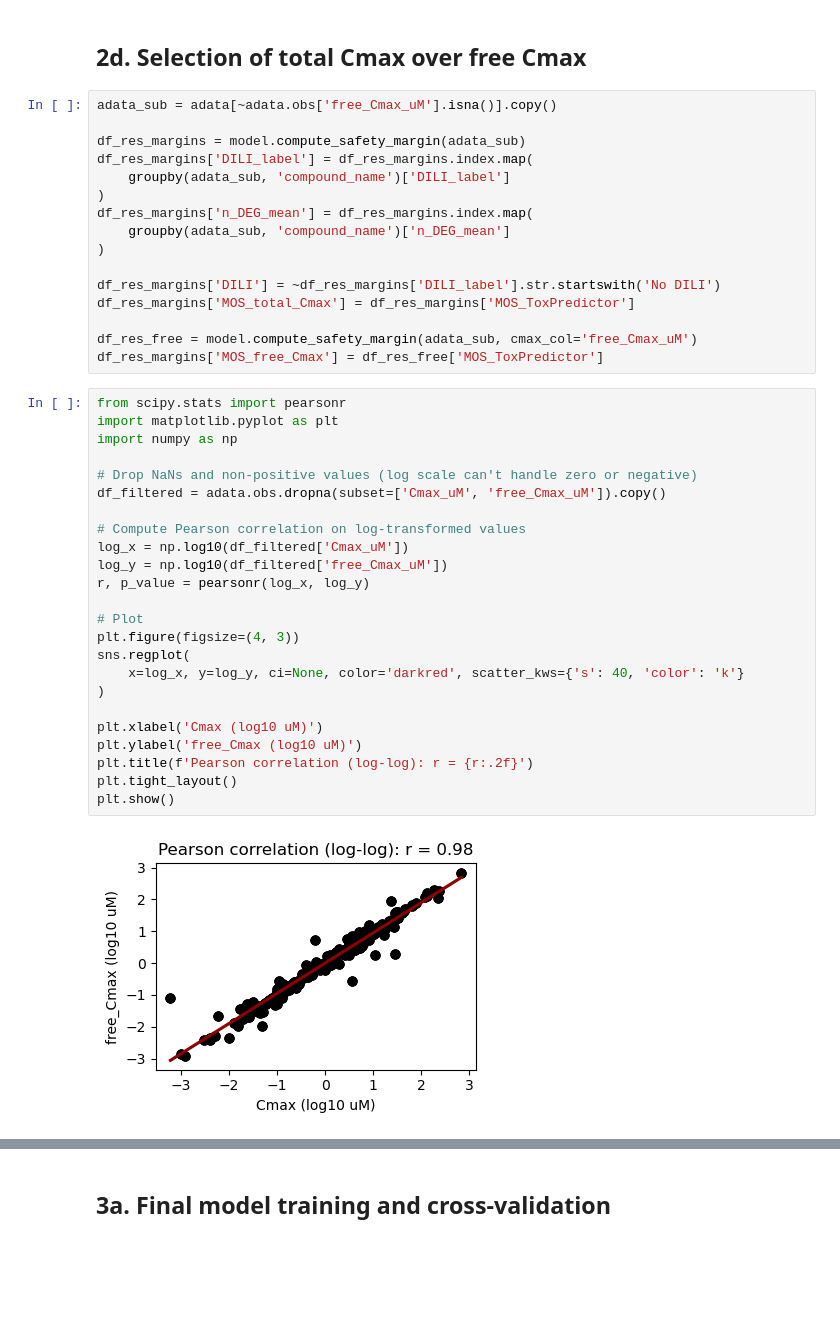
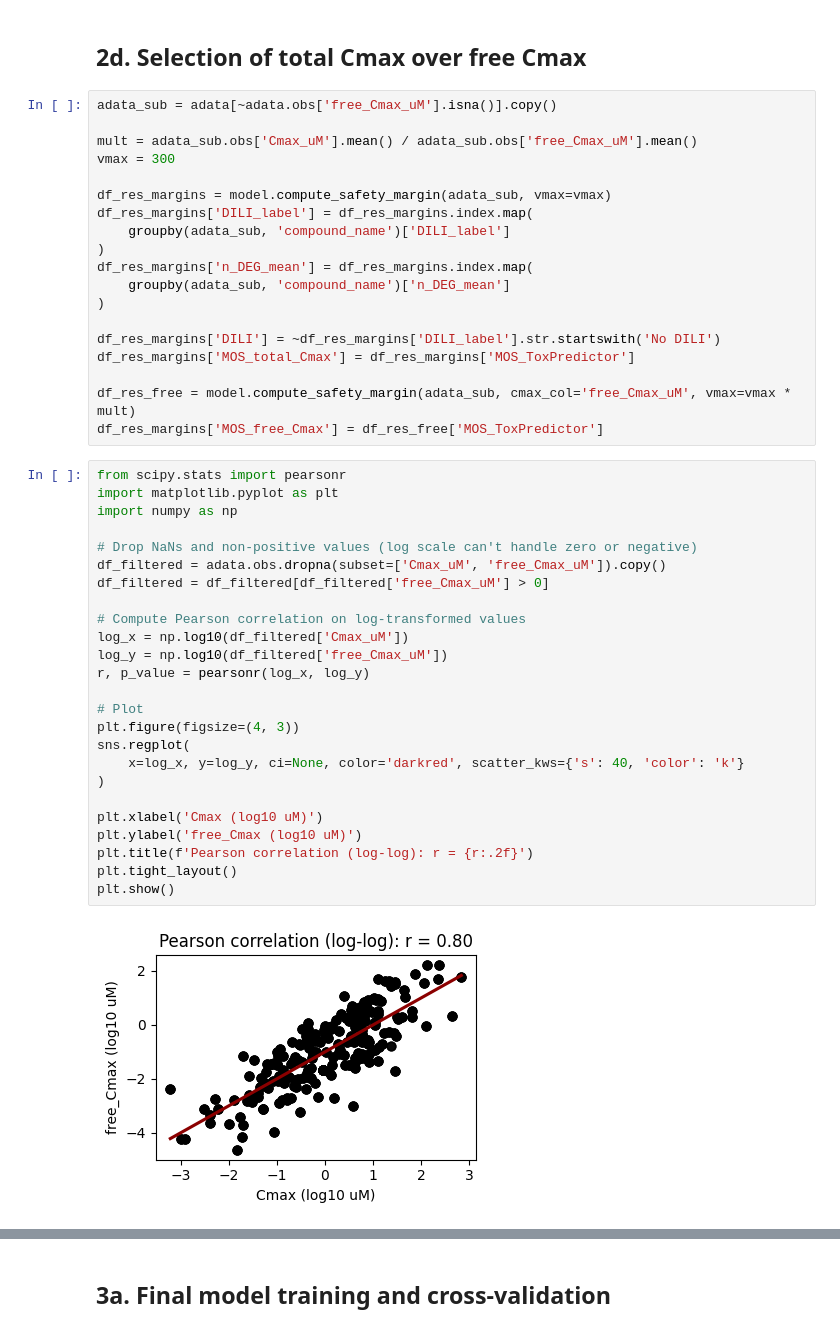
Before and after one commit to DianaLeoTang/DILImap_reproducibility, a Jupyter notebook: reproducibility/2.3_Training_ToxPredictor_Model.ipynb, the cells around one changed output, grey strips where cells are left out. Cells and saved outputs as stored; diff of their text form; blank space fills up the shorter version.

```diff
--- a/reproducibility/2.3_Training_ToxPredictor_Model.ipynb
+++ b/reproducibility/2.3_Training_ToxPredictor_Model.ipynb
@@ -793,7 +795,10 @@ plt.show()
 # %%
 adata_sub = adata[~adata.obs['free_Cmax_uM'].isna()].copy()
 
-df_res_margins = model.compute_safety_margin(adata_sub)
+mult = adata_sub.obs['Cmax_uM'].mean() / adata_sub.obs['free_Cmax_uM'].mean()
+vmax = 300
+
+df_res_margins = model.compute_safety_margin(adata_sub, vmax=vmax)
 df_res_margins['DILI_label'] = df_res_margins.index.map(
     groupby(adata_sub, 'compound_name')['DILI_label']
 )
@@ -804,34 +809,35 @@ df_res_margins['n_DEG_mean'] = df_res_margins.index.map(
 df_res_margins['DILI'] = ~df_res_margins['DILI_label'].str.startswith('No DILI')
 df_res_margins['MOS_total_Cmax'] = df_res_margins['MOS_ToxPredictor']
 
-df_res_free = model.compute_safety_margin(adata_sub, cmax_col='free_Cmax_uM')
+df_res_free = model.compute_safety_margin(adata_sub, cmax_col='free_Cmax_uM', vmax=vmax * mult)
 df_res_margins['MOS_free_Cmax'] = df_res_free['MOS_ToxPredictor']
 # %%
 from scipy.stats import pearsonr
 import matplotlib.pyplot as plt
 import numpy as np
 
 # Drop NaNs and non-positive values (log scale can't handle zero or negative)
 df_filtered = adata.obs.dropna(subset=['Cmax_uM', 'free_Cmax_uM']).copy()
+df_filtered = df_filtered[df_filtered['free_Cmax_uM'] > 0]
 
 # Compute Pearson correlation on log-transformed values
 log_x = np.log10(df_filtered['Cmax_uM'])
 log_y = np.log10(df_filtered['free_Cmax_uM'])
 r, p_value = pearsonr(log_x, log_y)
 
 # Plot
 plt.figure(figsize=(4, 3))
 sns.regplot(
     x=log_x, y=log_y, ci=None, color='darkred', scatter_kws={'s': 40, 'color': 'k'}
 )
 
 plt.xlabel('Cmax (log10 uM)')
 plt.ylabel('free_Cmax (log10 uM)')
 plt.title(f'Pearson correlation (log-log): r = {r:.2f}')
 plt.tight_layout()
 plt.show()
 # %% [output]
-[figure, old version]
+[figure, new version]
 # %%
 from scipy.stats import pearsonr
 import matplotlib.pyplot as plt
```
Also changed, not shown: parts of 18 cells of this notebook, 1 other file.
